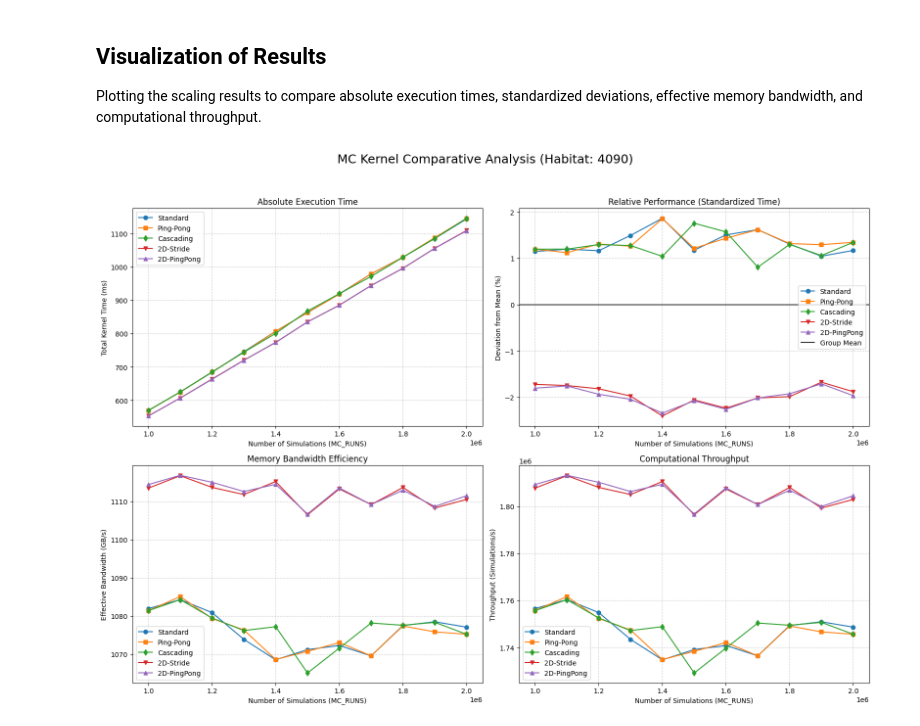
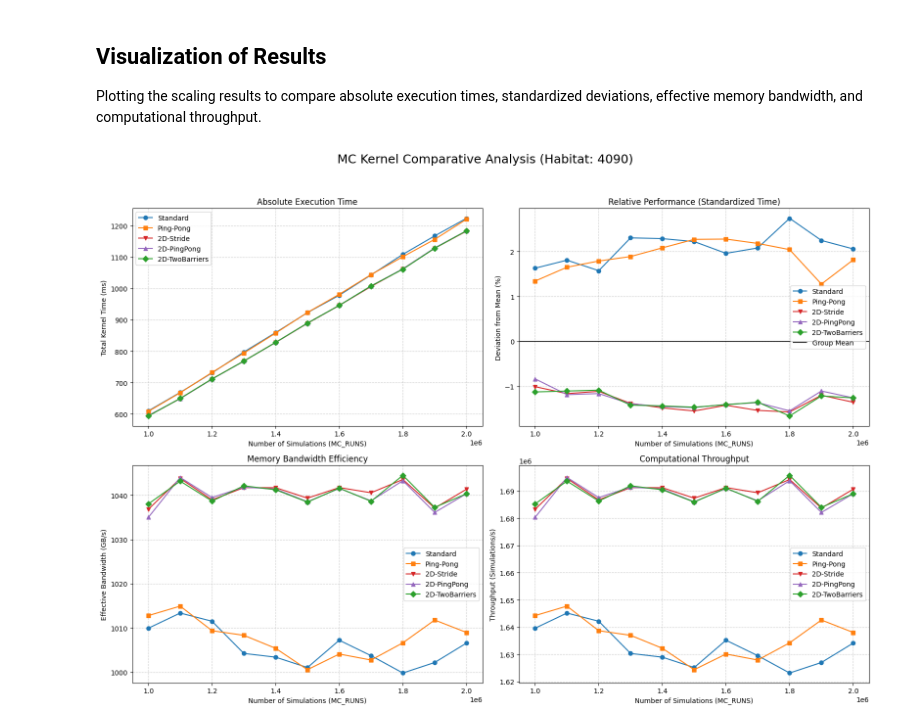
Before and after one commit to emanuelegaliano/pyroclast, a Jupyter notebook: benchmark/benchmark_analysis.ipynb, the cells around one changed output. Drawn from its saved outputs; the diff is of its cells as text; code cells hidden in the pictures.

```diff
--- a/benchmark/benchmark_analysis.ipynb
+++ b/benchmark/benchmark_analysis.ipynb
@@ -62,11 +62,11 @@ SEED = 42
 N_BATCHES = 10
 
 kernels_to_bench = [
-    {"name": "Standard",    "adapter": PyOpenCLMonteCarloAdapter(profiling=True)},
-    {"name": "Ping-Pong",   "adapter": PyOpenCLMonteCarloPingPongAdapter(profiling=True)},
-    {"name": "Cascading",   "adapter": PyOpenCLMonteCarloCascadingAdapter(profiling=True)},
-    {"name": "2D-Stride",   "adapter": PyOpenCLMonteCarlo2DAdapter(profiling=True)},
-    {"name": "2D-PingPong", "adapter": PyOpenCLMonteCarlo2DPingPongAdapter(profiling=True)},
+    {"name": "Standard",       "adapter": PyOpenCLMonteCarloAdapter(profiling=True)},
+    {"name": "Ping-Pong",      "adapter": PyOpenCLMonteCarloPingPongAdapter(profiling=True)},
+    {"name": "2D-Stride",      "adapter": PyOpenCLMonteCarlo2DAdapter(profiling=True)},
+    {"name": "2D-PingPong",    "adapter": PyOpenCLMonteCarlo2DPingPongAdapter(profiling=True)},
+    {"name": "2D-TwoBarriers", "adapter": PyOpenCLMonteCarlo2DTwoBarriersAdapter(profiling=True)},
 ]
 
 config = MonteCarloConfig(n_runs=MC_RUNS, threshold=THRESHOLD, seed=SEED)
@@ -156,18 +156,18 @@ Plotting the scaling results to compare absolute execution times, standardized d
 fig, ((ax1, ax2), (ax3, ax4)) = plt.subplots(2, 2, figsize=(16, 12))
 
 colors = {
-    "Standard":    "#1f77b4",
-    "Ping-Pong":   "#ff7f0e",
-    "Cascading":   "#2ca02c",
-    "2D-Stride":   "#d62728",
-    "2D-PingPong": "#9467bd",
+    "Standard":       "#1f77b4",
+    "Ping-Pong":      "#ff7f0e",
+    "2D-Stride":      "#d62728",
+    "2D-PingPong":    "#9467bd",
+    "2D-TwoBarriers": "#2ca02c",
 }
 markers = {
-    "Standard":    "o",
-    "Ping-Pong":   "s",
-    "Cascading":   "d",
-    "2D-Stride":   "v",
-    "2D-PingPong": "^",
+    "Standard":       "o",
+    "Ping-Pong":      "s",
+    "2D-Stride":      "v",
+    "2D-PingPong":    "^",
+    "2D-TwoBarriers": "D",
 }
 
 all_times = np.array([results_scaling[k["name"]] for k in kernels_to_bench])
@@ -192,31 +192,31 @@ ax2.axhline(0.0, color='black', linestyle='-', alpha=0.8, label='Group Mean')
 ax2.set_xlabel("Number of Simulations (MC_RUNS)")
 ax2.set_ylabel("Deviation from Mean (%)")
 ax2.set_title("Relative Performance (Standardized Time)")
 ax2.grid(True, linestyle="--", alpha=0.6)
 ax2.legend()
 
 # Subplot 3: Effective Bandwidth
 for k in kernels_to_bench:
     name = k["name"]
     ax3.plot(run_sizes, bandwidths_scaling[name], marker=markers[name], label=name, color=colors[name])
 ax3.set_xlabel("Number of Simulations (MC_RUNS)")
 ax3.set_ylabel("Effective Bandwidth (GB/s)")
 ax3.set_title("Memory Bandwidth Efficiency")
 ax3.grid(True, linestyle="--", alpha=0.6)
 ax3.legend()
 
 # Subplot 4: Throughput
 for k in kernels_to_bench:
     name = k["name"]
     ax4.plot(run_sizes, throughputs_scaling[name], marker=markers[name], label=name, color=colors[name])
 ax4.set_xlabel("Number of Simulations (MC_RUNS)")
 ax4.set_ylabel("Throughput (Simulations/s)")
 ax4.set_title("Computational Throughput")
 ax4.grid(True, linestyle="--", alpha=0.6)
 ax4.legend()
 
 plt.suptitle(f"MC Kernel Comparative Analysis (Habitat: {target_habitat.habitat_code})", fontsize=18)
 plt.tight_layout(rect=[0, 0.03, 1, 0.95])
 plt.show()
 # %% [output]
-[figure, old version]
+[figure, new version]
```
Also changed, not shown: parts of 4 cells of this notebook, 22 other files.
